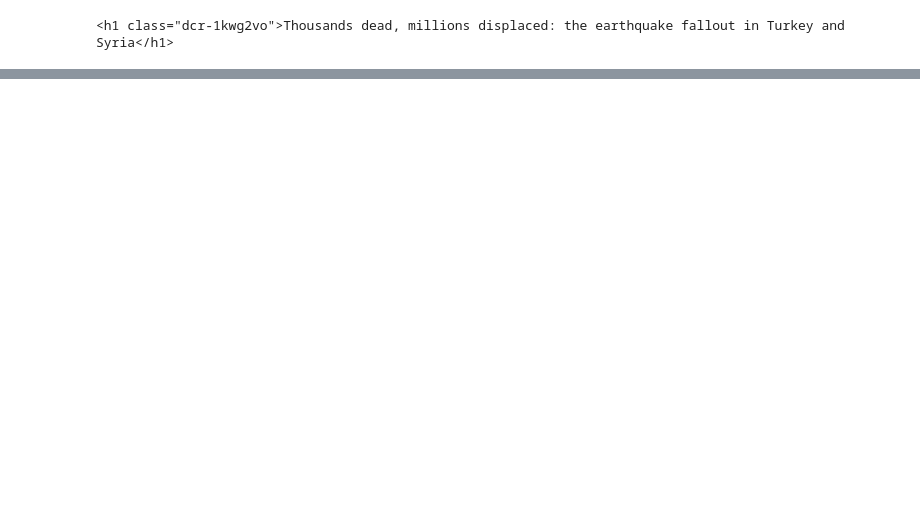
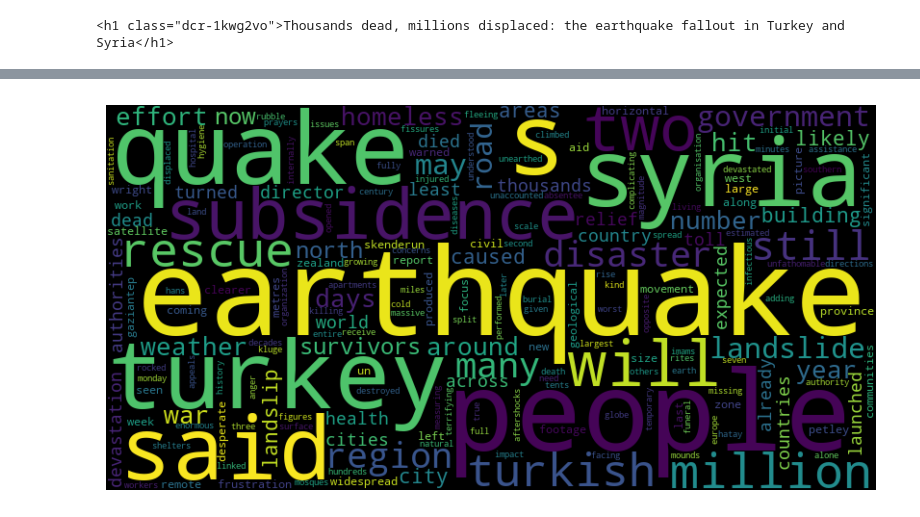
Before and after one commit to kalyani-jaware/Data-Mining-Project, a Jupyter notebook: Project.ipynb, the cells around one changed output, grey strips where cells are left out. Cells and saved outputs as stored; diff of their text form; code cells hidden in the pictures; blank space fills up the shorter version.

```diff
--- a/Project.ipynb
+++ b/Project.ipynb
@@ -38,5 +18,6 @@ title
 # %% [output]
 <h1 class="dcr-1kwg2vo">Thousands dead, millions displaced: the earthquake fallout in Turkey and Syria</h1>
 # %%
-data = b_data.find_all('p',class_ = 'dcr-1kas69x')
-x = [str(i).split('">')[1] for i in data]
+data = b_news1.find_all('p',class_ = 'dcr-1kas69x')
+news1 = [i.get_text() for i in data]
+news1
@@ -65,0 +41,9 @@ AttributeError: 'str' object has no attribute 'info'
+# %%
+news2 = requests.get("https://www.theguardian.com/world/2023/feb/10/geological-impact-of-turkey-syria-earthquake-slowly-comes-into-focus")
+b_news2 = BeautifulSoup(news2.text)
+
+news2_title = b_news2.find("h1",class_ = "dcr-y70mar")
+
+data = b_news2.find_all('p',class_ = 'dcr-w4gb5w')
+news2 = [i.get_text() for i in data]
+news2
@@ -65,0 +60,3 @@ AttributeError: 'str' object has no attribute 'info'
+# %%
+news1.extend(news2)
+news1
@@ -65,0 +81,7 @@ AttributeError: 'str' object has no attribute 'info'
+# %%
+nltk.download('stopwords')
+nltk.download('punkt')
+stop_words = set(stopwords.words('english'))
+stemmer = PorterStemmer()
+
+cleaned_tokens = [stemmer.stem(word.lower()) for word in news1 if word.lower() not in stop_words]
@@ -66,2 +95,11 @@ AttributeError: 'str' object has no attribute 'info'
+# %%
+
+wordcloud = WordCloud(width=800, height=400).generate(" ".join(cleaned_tokens))
+plt.figure(figsize=(10, 5))
+plt.imshow(wordcloud, interpolation='bilinear')
+plt.axis("off")
+plt.show()
+# %% [output]
+[figure, added]
 # %%
 data = requests.get("https://www.googleapis.com/youtube/v3/commentThreads?key=AIzaSyAkFGtjiXLXY-q_x-qYA9pfjSBVH8Rqnow&textFormat=plainText&part=snippet&videoId=0jZE4p1SOvg&maxResults=70")
```
Also changed, not shown: parts of 23 cells of this notebook.
